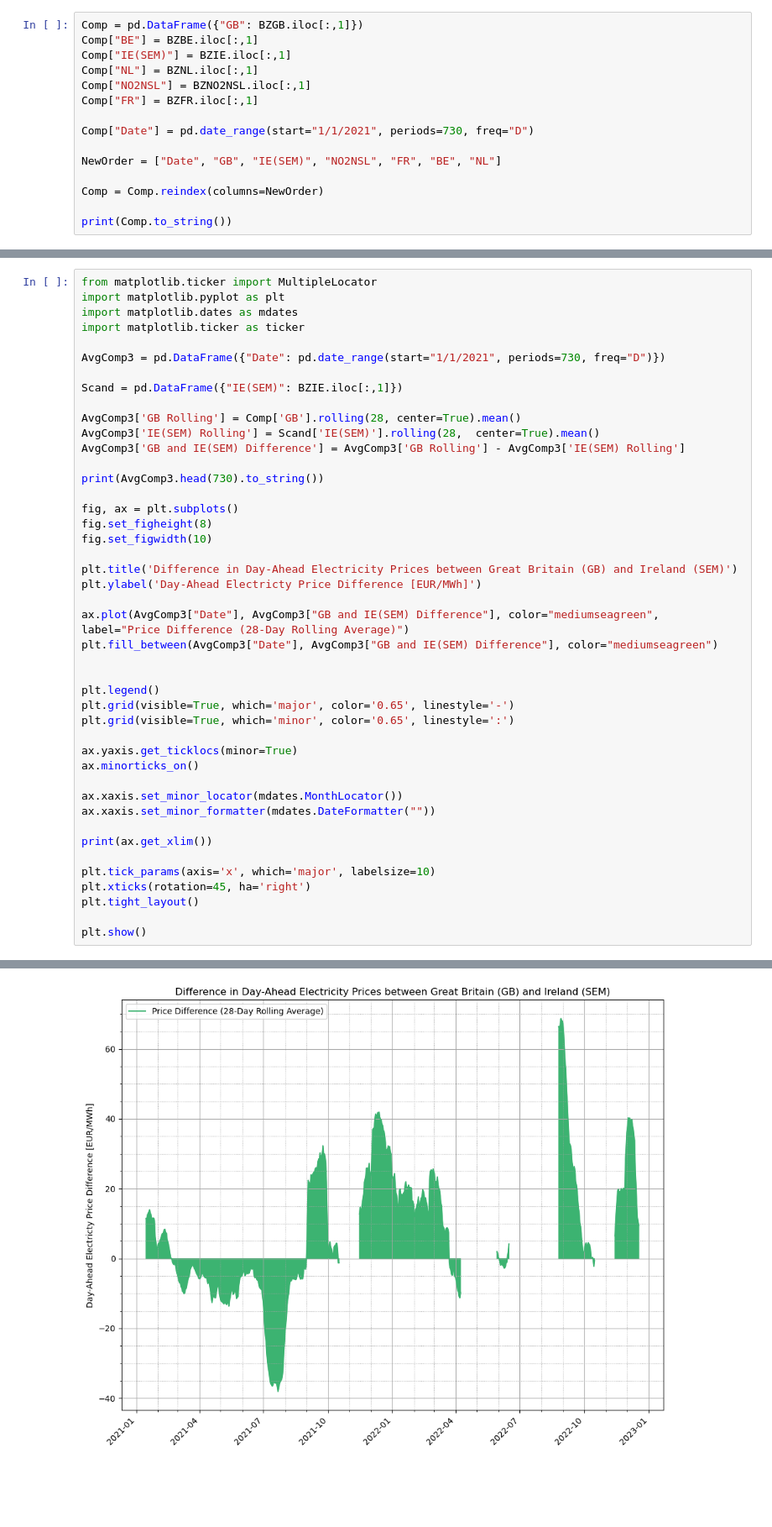
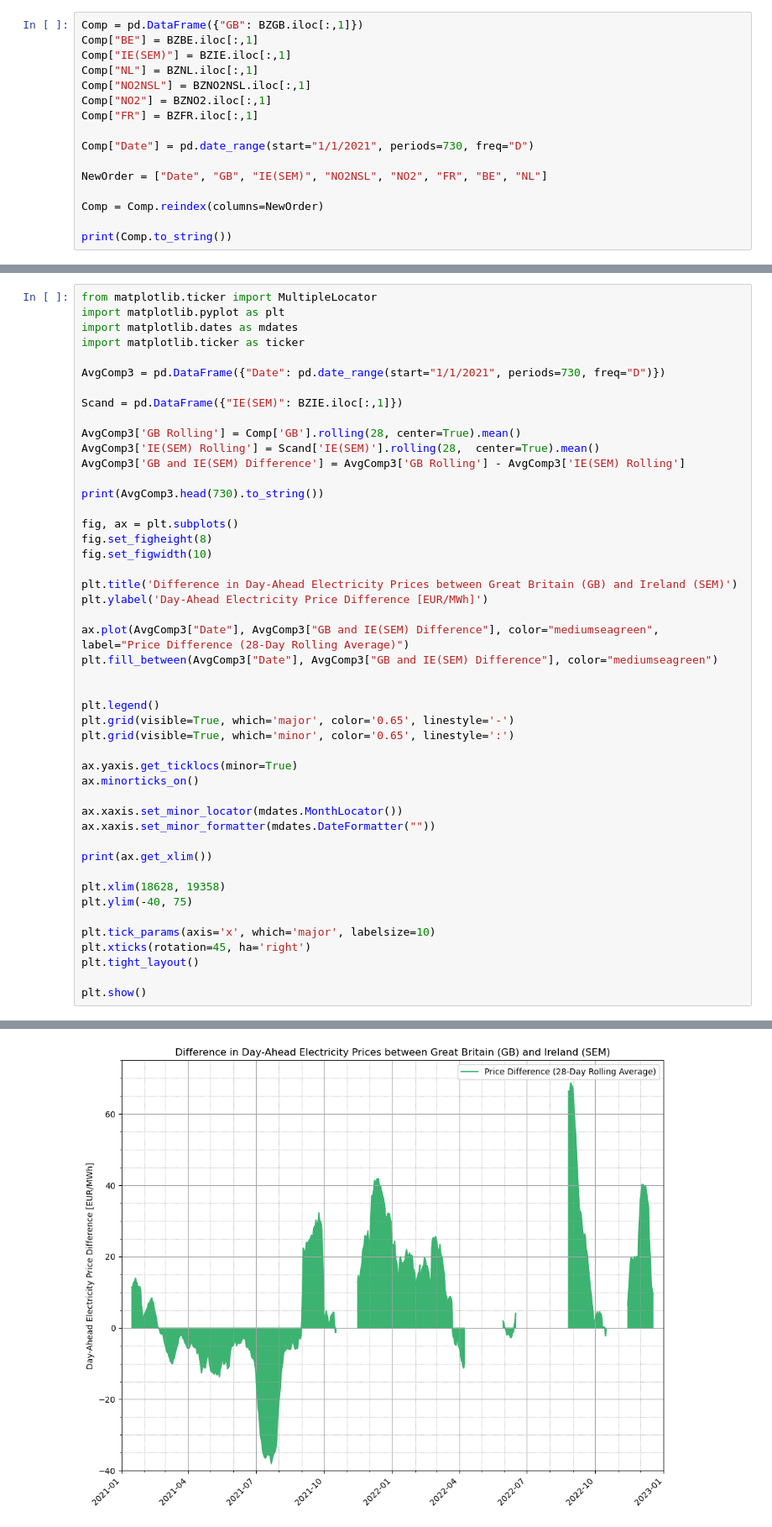
Before and after one commit to jsap2000/UK-Electricity-Pricing-Solutions, a Jupyter notebook: BZ_Comparison_20210101-20221231.ipynb, the cells around one changed output, grey strips where cells are left out. Shown at 84% size. Drawn from its saved outputs; the diff is of its cells as text; blank space fills up the shorter version.

```diff
--- a/BZ_Comparison_20210101-20221231.ipynb
+++ b/BZ_Comparison_20210101-20221231.ipynb
@@ -21,11 +22,12 @@ Comp["BE"] = BZBE.iloc[:,1]
 Comp["IE(SEM)"] = BZIE.iloc[:,1]
 Comp["NL"] = BZNL.iloc[:,1]
 Comp["NO2NSL"] = BZNO2NSL.iloc[:,1]
+Comp["NO2"] = BZNO2.iloc[:,1]
 Comp["FR"] = BZFR.iloc[:,1]
 
 Comp["Date"] = pd.date_range(start="1/1/2021", periods=730, freq="D")
 
-NewOrder = ["Date", "GB", "IE(SEM)", "NO2NSL", "FR", "BE", "NL"]
+NewOrder = ["Date", "GB", "IE(SEM)", "NO2NSL", "NO2", "FR", "BE", "NL"]
 
 Comp = Comp.reindex(columns=NewOrder)
 
@@ -276,7 +350,7 @@ fig.set_figheight(8)
 fig.set_figwidth(10)
 
 plt.title('Difference in Day-Ahead Electricity Prices between Great Britain (GB) and Ireland (SEM)')
-plt.ylabel('Day-Ahead Electricty Price Difference [EUR/MWh]')
+plt.ylabel('Day-Ahead Electricity Price Difference [EUR/MWh]')
 
 ax.plot(AvgComp3["Date"], AvgComp3["GB and IE(SEM) Difference"], color="mediumseagreen", label="Price Difference (28-Day Rolling Average)")
 plt.fill_between(AvgComp3["Date"], AvgComp3["GB and IE(SEM) Difference"], color="mediumseagreen")
@@ -290,31 +364,34 @@ ax.yaxis.get_ticklocs(minor=True)
 ax.minorticks_on()
 
 ax.xaxis.set_minor_locator(mdates.MonthLocator())
 ax.xaxis.set_minor_formatter(mdates.DateFormatter(""))
 
 print(ax.get_xlim())
 
+plt.xlim(18628, 19358)
+plt.ylim(-40, 75)
+
 plt.tick_params(axis='x', which='major', labelsize=10)
 plt.xticks(rotation=45, ha='right')
 plt.tight_layout()
 
 plt.show()
 # %% [output]
           Date  GB Rolling  IE(SEM) Rolling  GB and IE(SEM) Difference
 0   2021-01-01         NaN              NaN                        NaN
 1   2021-01-02         NaN              NaN                        NaN
 2   2021-01-03         NaN              NaN                        NaN
 3   2021-01-04         NaN              NaN                        NaN
 4   2021-01-05         NaN              NaN                        NaN
 5   2021-01-06         NaN              NaN                        NaN
 6   2021-01-07         NaN              NaN                        NaN
 7   2021-01-08         NaN              NaN                        NaN
 8   2021-01-09         NaN              NaN                        NaN
 9   2021-01-10         NaN              NaN                        NaN
 10  2021-01-11         NaN              NaN                        NaN
 ... (716 lines left out)
 727 2022-12-29         NaN              NaN                        NaN
 728 2022-12-30         NaN              NaN                        NaN
 729 2022-12-31         NaN              NaN                        NaN
 (18606.9, 19379.1)
-[figure, old version]
+[figure, new version]
```
Also changed, not shown: parts of 8 cells of this notebook, 3 other files.
